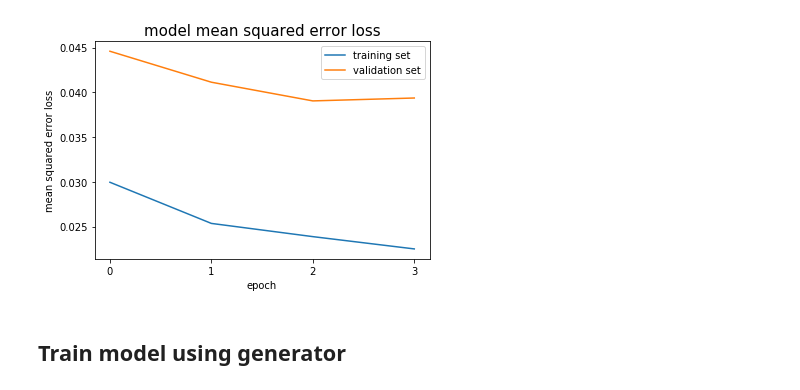
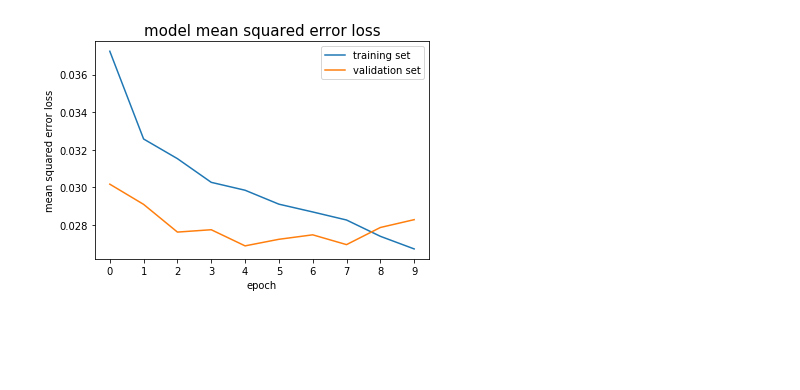
Before and after one commit to rodriguesrenato/CarND-Behavioral-Cloning-P3, a Jupyter notebook: training_model.ipynb, the cells around one changed output. Drawn from its saved outputs; the diff is of its cells as text; code cells hidden in the pictures; blank space fills up the shorter version.

Commit message:
refactor: Organized the notebook and dataset summary

```diff
--- a/training_model.ipynb
+++ b/training_model.ipynb
@@ -123,0 +175,32 @@ dict_keys(['loss', 'val_loss'])
+# %%
+# Training params
+epoch = 10
+# Set our batch size
+# NOTE: The three images (Center, Left and Right) from sample and their respective augmented version are add to the training dataset, so each sample results in 6 images/measurements. The generator will return 6 times the batch_size of data to train
+pre_batch_size = 22
+pre_processing_factor = 6
+
+# Compile and train the model using the generator function.
+# NOTE: passing pre_batch_size because generator will internally append 6 images per sample
+train_generator = generator(train_samples, batch_size=pre_batch_size)
+validation_generator = generator(validation_samples, batch_size=pre_batch_size)
+
+print("\nTraining params:")
+print("Epochs\t\t\t\t= {}".format(epoch))
+print("Batch size\t\t\t= {}".format(pre_batch_size * pre_processing_factor))
+print("Total training samples  \t= {}\t| steps per batch = {}".format(len(train_samples)*pre_processing_factor, ceil(len(train_samples)/pre_batch_size)))
+print("Total validation samples\t= {}\t| steps per batch = {}".format(len(validation_samples)*pre_processing_factor, ceil(len(validation_samples)/pre_batch_size)))
+print("\nStart training with generator:\n")
+
+# Train model with mean square error loss and adam optimizer
+ts = time.time()
+model.compile(loss='mse', optimizer='adam')
+generator_history_object = model.fit_generator(train_generator,
+                                steps_per_epoch=ceil(len(train_samples)/pre_batch_size),
+                                validation_data=validation_generator,
+                                validation_steps=ceil(len(validation_samples)/pre_batch_size),
+                                epochs=epoch,
+                                verbose=2)
+# Save model
+model.save('model_dropout_{}_{}.h5'.format(epoch,int(ts)))
+print("Model saved! Filename: model_dropout_{}_{}.h5".format(epoch,int(ts)))
@@ -124,15 +226,18 @@ dict_keys(['loss', 'val_loss'])
 # %%
+import matplotlib.image as mpimg
+import matplotlib.pyplot as plt
+# Visualizations will be shown in the notebook.
+%matplotlib inline
+
 ### plot the training and validation loss for each epoch
-plt.plot(history_object.history['loss'])
-plt.plot(history_object.history['val_loss'])
+plt.plot(generator_history_object.history['loss'])
+plt.plot(generator_history_object.history['val_loss'])
 plt.title('model mean squared error loss', fontsize=15)
 plt.ylabel('mean squared error loss')
 plt.xlabel('epoch')
-plt.xticks(np.arange(len(history_object.history['loss'])))
+plt.xticks(np.arange(len(generator_history_object.history['loss'])))
 plt.legend(['training set', 'validation set'], loc='upper right')
-plt.savefig("training_mse.png")
+plt.savefig("training_mse_{}_{}.png".format(epoch,int(ts)))
 plt.show()
 # %% [output]
-[figure, old version]
+[figure, new version]
-# %% [markdown]
-## Train model using generator
```
Also changed, not shown: parts of 15 cells of this notebook.
